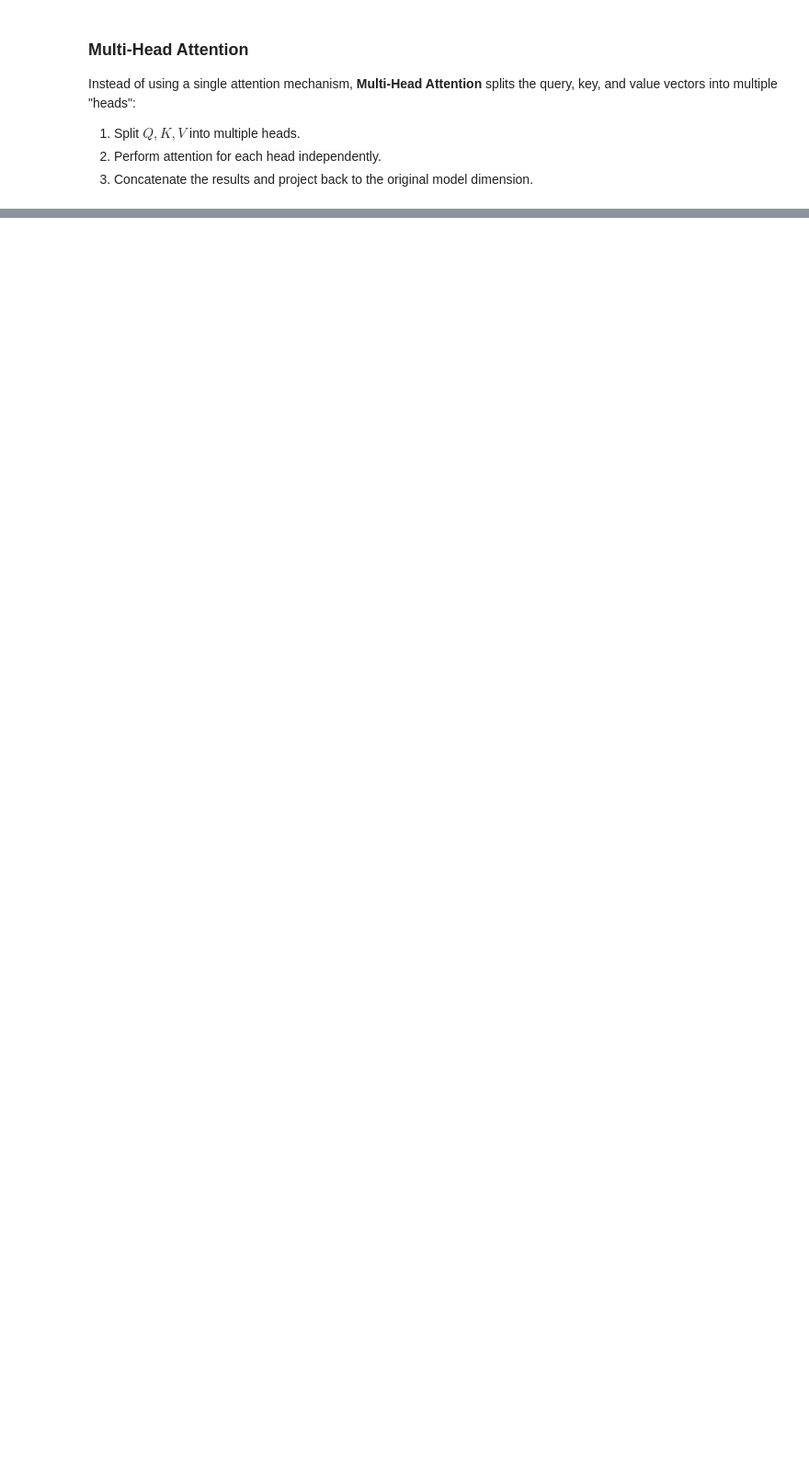
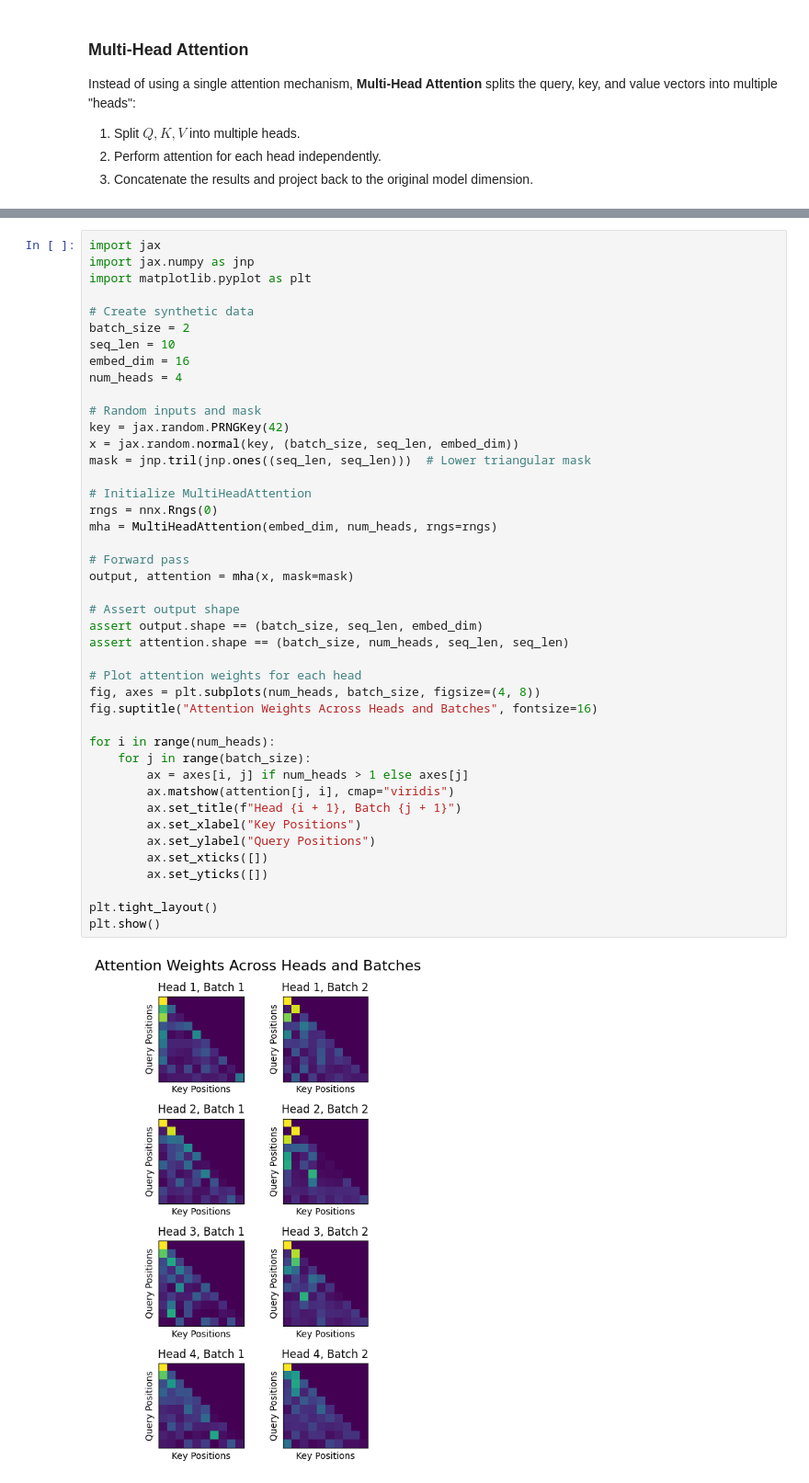
Before and after one commit to mohsenh17/TransformerNNX, a Jupyter notebook: docs/source/api/Encoder.ipynb, the cells around one changed output, grey strips where cells are left out. Shown at 92% size. Saved outputs shown, nothing was run; the diff lists cells and outputs as text; blank space fills up the shorter version.

Commit message:
Multihead attention

```diff
--- a/docs/source/api/Encoder.ipynb
+++ b/docs/source/api/Encoder.ipynb
@@ -124,0 +210,45 @@ Instead of using a single attention mechanism, **Multi-Head Attention** splits t
+# %%
+import jax
+import jax.numpy as jnp
+import matplotlib.pyplot as plt
+
+# Create synthetic data
+batch_size = 2
+seq_len = 10
+embed_dim = 16
+num_heads = 4
+
+# Random inputs and mask
+key = jax.random.PRNGKey(42)
+x = jax.random.normal(key, (batch_size, seq_len, embed_dim))
+mask = jnp.tril(jnp.ones((seq_len, seq_len)))  # Lower triangular mask
+
+# Initialize MultiHeadAttention
+rngs = nnx.Rngs(0)
+mha = MultiHeadAttention(embed_dim, num_heads, rngs=rngs)
+
+# Forward pass
+output, attention = mha(x, mask=mask)
+
+# Assert output shape
+assert output.shape == (batch_size, seq_len, embed_dim)
+assert attention.shape == (batch_size, num_heads, seq_len, seq_len)
+
+# Plot attention weights for each head
+fig, axes = plt.subplots(num_heads, batch_size, figsize=(4, 8))
+fig.suptitle("Attention Weights Across Heads and Batches", fontsize=16)
+
+for i in range(num_heads):
+    for j in range(batch_size):
+        ax = axes[i, j] if num_heads > 1 else axes[j]
+        ax.matshow(attention[j, i], cmap="viridis")
+        ax.set_title(f"Head {i + 1}, Batch {j + 1}")
+        ax.set_xlabel("Key Positions")
+        ax.set_ylabel("Query Positions")
+        ax.set_xticks([])
+        ax.set_yticks([])
+
+plt.tight_layout()
+plt.show()
+# %% [output]
+[figure, added]
```
Also changed, not shown: parts of 3 cells of this notebook, 1 other file.
